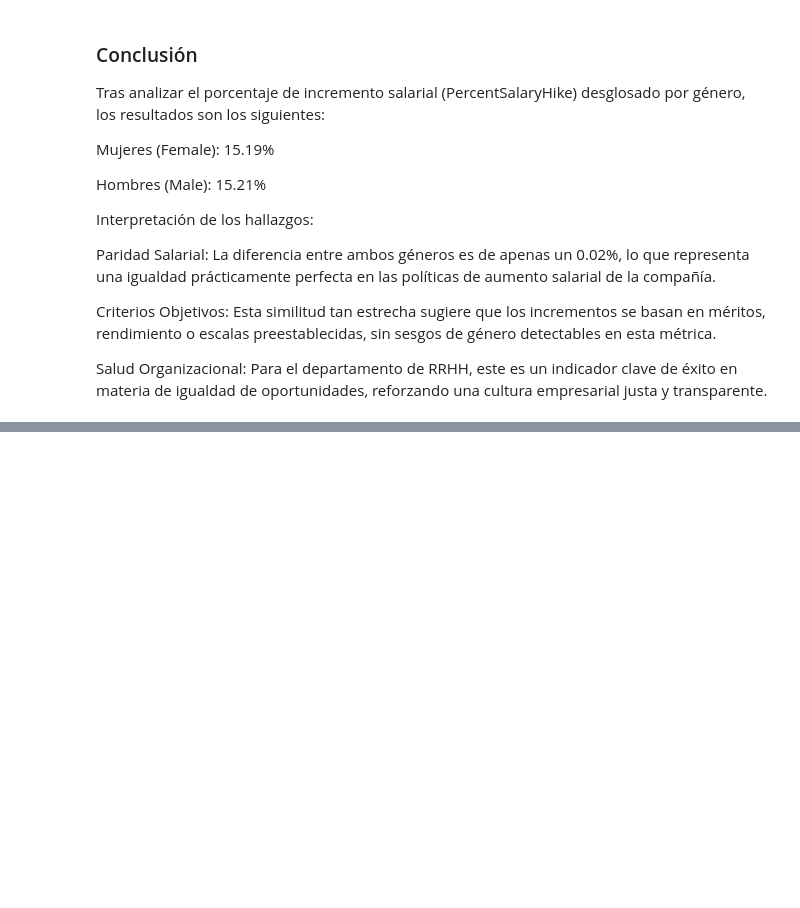
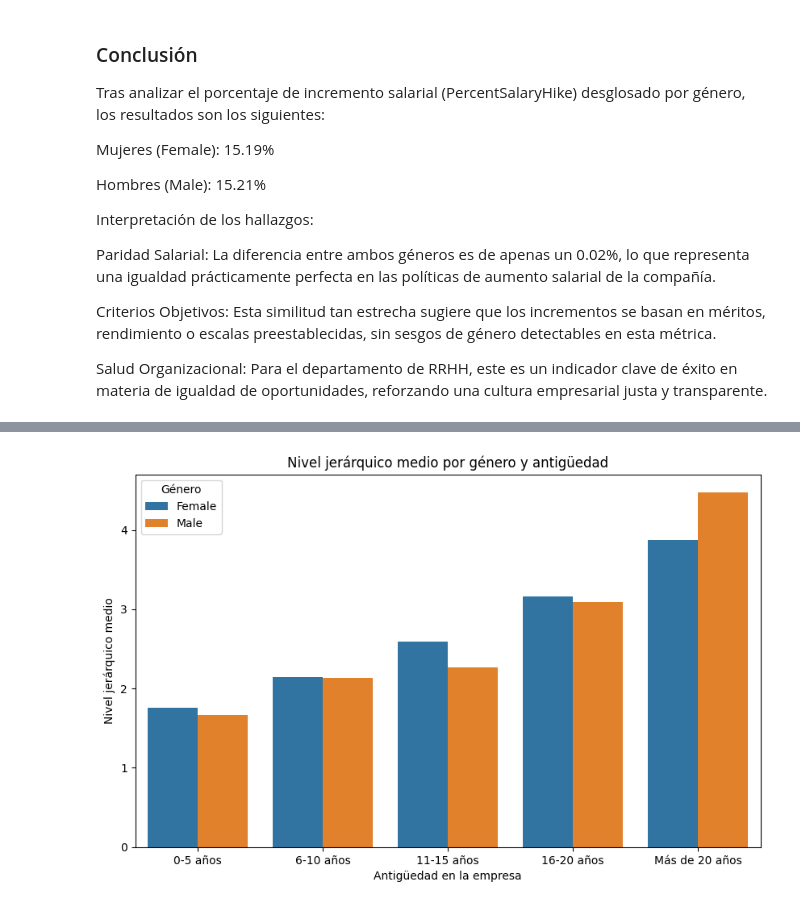
Before and after one commit to PatriciaAnaya/project-da-promo-59-modulo-3-team-3, a Jupyter notebook: optimizacion-de-talento.ipynb, the cells around one changed output, grey strips where cells are left out. Cells and saved outputs as stored; diff of their text form; code cells hidden in the pictures; blank space fills up the shorter version.

Commit message:
Adding new data

```diff
--- a/optimizacion-de-talento.ipynb
+++ b/optimizacion-de-talento.ipynb
@@ -907,0 +939,13 @@ Salud Organizacional: Para el departamento de RRHH, este es un indicador clave d
+# %%
+# Definimos tramos de antigüedad
+bins = [0, 5, 10, 15, 20, df['YearsAtCompany'].max()]
+labels = ['0-5 años', '6-10 años', '11-15 años', '16-20 años', 'Más de 20 años']
+
+df['TenureGroup'] = pd.cut(
+    df['YearsAtCompany'],
+    bins=bins,
+    labels=labels,
+    right=True
+)
+
+df[['YearsAtCompany', 'TenureGroup']].head()
@@ -907,0 +959,8 @@ Salud Organizacional: Para el departamento de RRHH, este es un indicador clave d
+# %%
+joblevel_tenure_gender = (
+    df.groupby(['TenureGroup', 'Gender'])['JobLevel']
+      .mean()
+      .reset_index()
+)
+
+joblevel_tenure_gender
@@ -907,0 +979,16 @@ Salud Organizacional: Para el departamento de RRHH, este es un indicador clave d
+# %%
+plt.figure(figsize=(10,6))
+sns.barplot(
+    data=joblevel_tenure_gender,
+    x='TenureGroup',
+    y='JobLevel',
+    hue='Gender'
+)
+
+plt.title('Nivel jerárquico medio por género y antigüedad')
+plt.xlabel('Antigüedad en la empresa')
+plt.ylabel('Nivel jerárquico medio')
+plt.legend(title='Género')
+plt.show()
+# %% [output]
+[figure, added]
```
Also changed, not shown: parts of 9 cells of this notebook.
